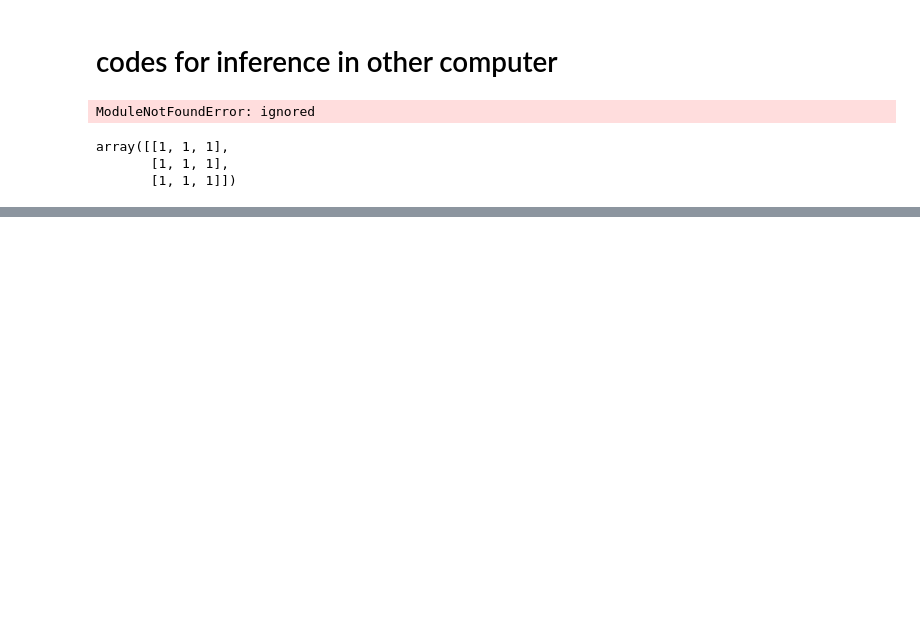
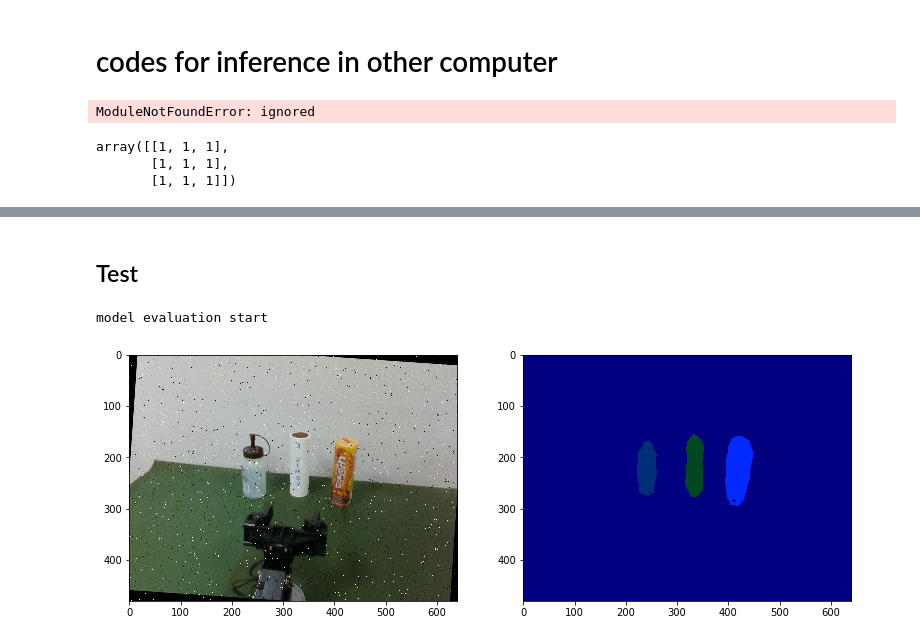
Before and after one commit to engineerJPark/Segmentation-to-World-Coordinate-by-FCN-and-Camera-Calibration, a Jupyter notebook: FCN.ipynb, the cells around one changed output, grey strips where cells are left out. Cells and saved outputs as stored; diff of their text form; code cells hidden in the pictures; blank space fills up the shorter version.

```diff
--- a/FCN.ipynb
+++ b/FCN.ipynb
@@ -712,3 +1166,72 @@ plt.show()
+# %% [markdown]
+## Test
+# %%
+test_model = FCN18(4)
+
+############################################################ fix this path
+PATH = '/content/gdrive/MyDrive/Colab Notebooks/KAsimov PJT/fcn_model/model_8_16_2_47_8'
+
+checkpoint = torch.load(PATH)
+test_model.load_state_dict(checkpoint['model_state_dict'])
+
+test_model.eval()
+print('model evaluation start')
+# %% [output]
+model evaluation start
+# %%
+# segmentation : plot image
+test_image = PIL.Image.open('/content/gdrive/MyDrive/Colab Notebooks/KAsimov PJT/real_world_data/rgb/rs_image_150.jpg')
+
+# test image showing
+plt.figure(figsize=(20, 40))
+plt.subplot(1,3,1)
+plt.imshow(test_image)
+
+# test image transform & input to test model
+test_image = np.array(test_image)
+test_image = torch.from_numpy(test_image).to(torch.float).permute(2,0,1)
+
+test_image = torch.unsqueeze(test_image, dim=0)
+
+test_transform = transforms.Compose([ # interpolation=InterpolationMode.BILINEAR
+    transforms.Normalize(mean=(0, 0, 0), std=(255., 255., 255.)),
+    transforms.Normalize(mean=(0.485, 0.456, 0.406), std=(0.229, 0.224, 0.225))
+])
+
+test_seg = test_model(test_transform(test_image))
+
+# model prediction
+test_image_channel_idx = torch.argmax(torch.squeeze(test_seg, dim=0), dim=0)
+
+# print(test_image_channel_idx[30, 75])
+
+# model prediction to PIL
+test_image_PIL = PIL.Image.fromarray(
+    np.uint8(cm.gist_ncar(test_image_channel_idx.detach().numpy()*10)*255)
+    )
+
+# predicted data showing
+plt.subplot(1,3,2)
+plt.imshow(test_image_PIL)
+plt.show()
+
+# # model prediction for only one class
+# test_image_channel_idx_copy = copy.deepcopy(test_image_channel_idx)
+# finding_class = 1 # editable
+# test_image_channel_idx_copy[test_image_channel_idx_copy != finding_class] = 0
+# print(test_image_channel_idx_copy[240, 320])
+
+# # to PIL
+# test_image_PIL_for_1class = PIL.Image.fromarray(
+#     np.uint8(cm.gist_ncar(test_image_channel_idx_copy.detach().numpy()*10)*255)
+#     )
+
+# # predicted data showing
+# plt.subplot(1,3,3)
+# plt.imshow(test_image_PIL_for_1class)
+# plt.show()
+# %% [output]
+[figure, added]
 # %% [markdown]
 # Reference
 
```
Also changed, not shown: parts of 24 cells of this notebook.
